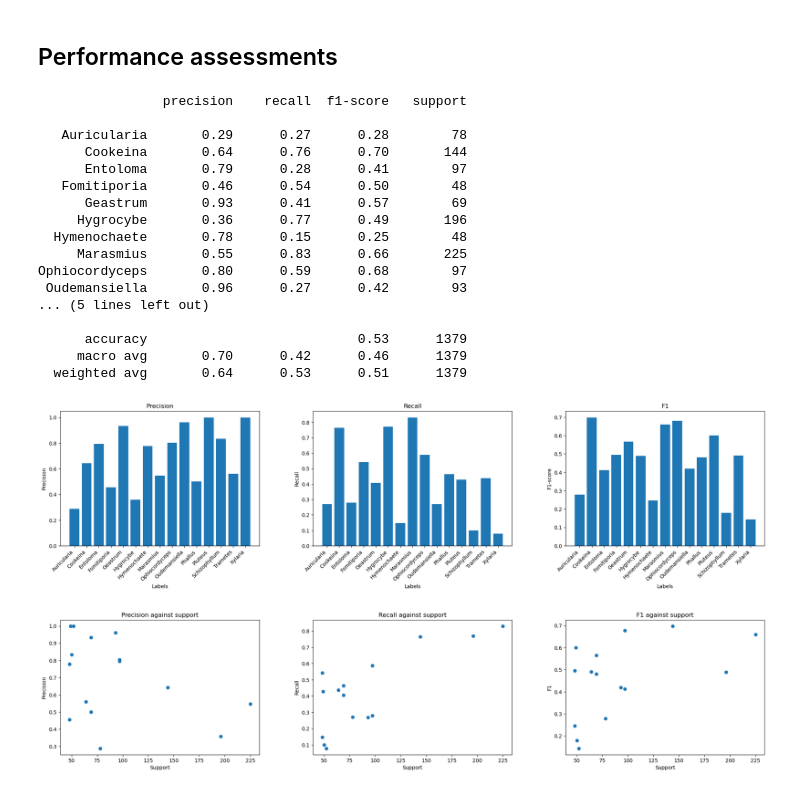
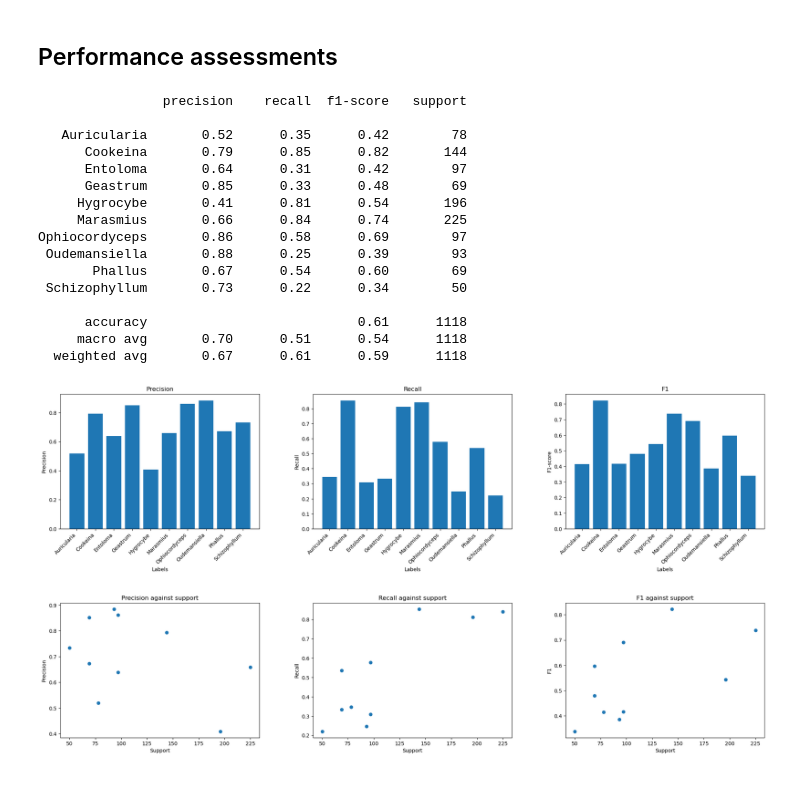
Before and after one commit to nbiancolin/convolutional-neural-nuts, a Jupyter notebook: src/baseline.ipynb, the cells around one changed output. Saved outputs shown, nothing was run; the diff lists cells and outputs as text; code cells hidden in the pictures.

```diff
--- a/src/baseline.ipynb
+++ b/src/baseline.ipynb
@@ -34,10 +35,10 @@ CuDF not installed, defaulting to regular pandas
 ## Data loading and preparation
 # %%
 # load Pickle object and get a sense of what we're working with
-images = joblib.load('../data/set.pkl')
+images = joblib.load('../data/set_baseline.pkl') # replace path as necessary
 labels = np.unique(images['Genus'])
 print('keys:', images.keys())
 print('labels:', labels)
-print('image sizes:', images['Image'][0].shape)
+print('number of keys:', images['Image'][0].shape)
 # %% [output]
 keys: Index(['Path', 'Genus', 'Image'], dtype='object')
@@ -72,7 +72,7 @@ def hog_features(image):
     :param image: that we apply HOG onto
     :return: extracted features
     """
-    features = hog(image, orientations=8, pixels_per_cell=(8, 8), cells_per_block=(2, 2), visualize=False)
+    features = hog(image, orientations=8, pixels_per_cell=(8, 8), cells_per_block=(3, 3), visualize=False)
     return features
 
 def extract_features(data) -> list:
@@ -103,18 +103,18 @@ Test set size: 1379
 # %% [markdown]
 ## Training
 # %%
-def train(features_x, labels_y, classifier: str = 'RandomForestClassifier'):
+def train(features_x, labels_y, classifier_str: str = 'RandomForestClassifier'):
     """
     :param features_x: 2D array of features/data points
     :param labels_y: 1D array of target values/labels to be predicted
-    :param classifier: string name for the classifier. accepts 'RandomForestClassifier', 'SVC'
+    :param classifier_str: string name for the classifier. accepts 'RandomForestClassifier', 'SVC'
     :return: The classifier itself
     """
-    if classifier == 'RandomForestClassifier':
-        rf = RandomForestClassifier(n_estimators=750)
+    if classifier_str == 'RandomForestClassifier':
+        rf = RandomForestClassifier(n_estimators=500)
         rf.fit(features_x, labels_y)
         return rf
-    elif classifier == 'SVC': # this will probably overload your memory with the x86 patch
+    elif classifier_str == 'SVC': # this will probably overload your memory with the x86 patch
         svc = SVC(C=5, probability=True)
         svc.fit(features_x, labels_y)
         return svc
@@ -122,7 +122,11 @@ def train(features_x, labels_y, classifier: str = 'RandomForestClassifier'):
         raise ValueError("Invalid model type passed for training")
 # %%
 # train the model
-classifier = train(x_train, y_train, classifier='RandomForestClassifier')
+classifier: RandomForestClassifier | SVC = train(x_train, y_train, classifier_str='RandomForestClassifier')
+
+# serialise as a pkl object
+with open('baseline_model.pkl', 'wb') as f:
+    pickle.dump(classifier.feature_importances_, f)
 # %% [markdown]
 ## Performance assessments
 # %%
@@ -133,21 +137,20 @@ print(classification_report(y_test, x_pred))
 # %% [output]
                 precision    recall  f1-score   support
 
-   Auricularia       0.29      0.27      0.28        78
-      Cookeina       0.64      0.76      0.70       144
-      Entoloma       0.79      0.28      0.41        97
-   Fomitiporia       0.46      0.54      0.50        48
-      Geastrum       0.93      0.41      0.57        69
-     Hygrocybe       0.36      0.77      0.49       196
-  Hymenochaete       0.78      0.15      0.25        48
-     Marasmius       0.55      0.83      0.66       225
-Ophiocordyceps       0.80      0.59      0.68        97
- Oudemansiella       0.96      0.27      0.42        93
-... (5 lines left out)
+   Auricularia       0.52      0.35      0.42        78
+      Cookeina       0.79      0.85      0.82       144
+      Entoloma       0.64      0.31      0.42        97
+      Geastrum       0.85      0.33      0.48        69
+     Hygrocybe       0.41      0.81      0.54       196
+     Marasmius       0.66      0.84      0.74       225
+Ophiocordyceps       0.86      0.58      0.69        97
+ Oudemansiella       0.88      0.25      0.39        93
+       Phallus       0.67      0.54      0.60        69
+ Schizophyllum       0.73      0.22      0.34        50
 
-      accuracy                           0.53      1379
-     macro avg       0.70      0.42      0.46      1379
-  weighted avg       0.64      0.53      0.51      1379
+      accuracy                           0.61      1118
+     macro avg       0.70      0.51      0.54      1118
+  weighted avg       0.67      0.61      0.59      1118
 # %%
 # plot classification report
 def get_metric_arrays(cl_report: dict):
@@ -163,7 +166,7 @@ def get_metric_arrays(cl_report: dict):
     support = np.empty(num_classes)
 
     for index, subdict in enumerate(cl_report.values()): # convert dict values to np array
-        if index == 15: break
+        if index == 10: break
         precision[index] = subdict['precision']
         recall[index] = subdict['recall']
         f1[index] = subdict['f1-score']
@@ -188,34 +191,34 @@ def plot_classification_report(cl_report: dict, rotation: int=45) -> None:
     plt.setp(axes[0][0].get_xticklabels(), rotation=rotation, horizontalalignment='right')
     axes[1][0].scatter(support, precision)
     axes[1][0].set_xlabel('Support')
     axes[1][0].set_ylabel('Precision')
     axes[1][0].set_title('Precision against support')
 
     # recall
     axes[0][1].bar(labels, recall)
     axes[0][1].set_xlabel('Labels')
     axes[0][1].set_ylabel('Recall')
     axes[0][1].set_title('Recall')
     plt.setp(axes[0][1].get_xticklabels(), rotation=rotation, horizontalalignment='right')
     axes[1][1].scatter(support, recall)
     axes[1][1].set_xlabel('Support')
     axes[1][1].set_ylabel('Recall')
     axes[1][1].set_title('Recall against support')
 
     # f1
     axes[0][2].bar(labels, f1)
     axes[0][2].set_xlabel('Labels')
     axes[0][2].set_ylabel('F1-score')
     axes[0][2].set_title('F1')
     plt.setp(axes[0][2].get_xticklabels(), rotation=rotation, horizontalalignment='right')
     axes[1][2].scatter(support, f1)
     axes[1][2].set_xlabel('Support')
     axes[1][2].set_ylabel('F1')
     axes[1][2].set_title('F1 against support')
 
 plot_classification_report(report)
 # %% [output]
-[figure, old version]
+[figure, new version]
 # %%
 cm = confusion_matrix(y_test, x_pred)
 ConfusionMatrixDisplay(confusion_matrix=cm, display_labels=labels).plot(xticks_rotation='vertical')
```
Also changed, not shown: parts of 14 cells of this notebook.
